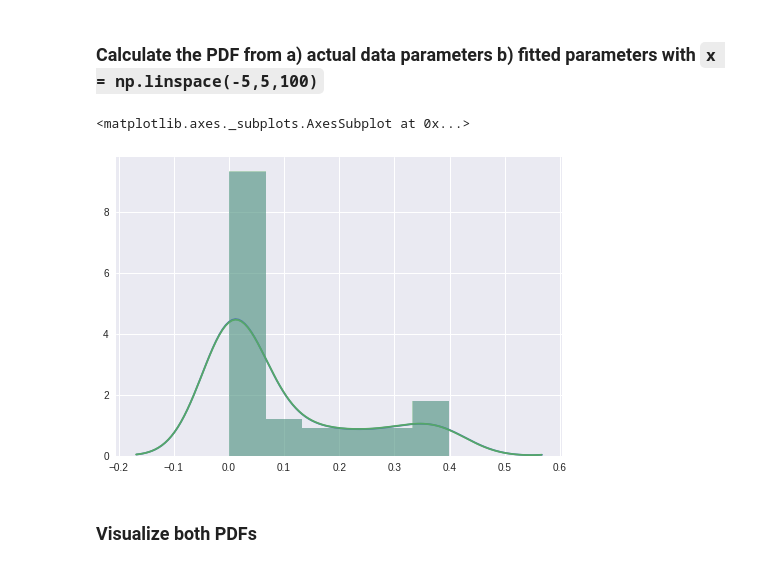
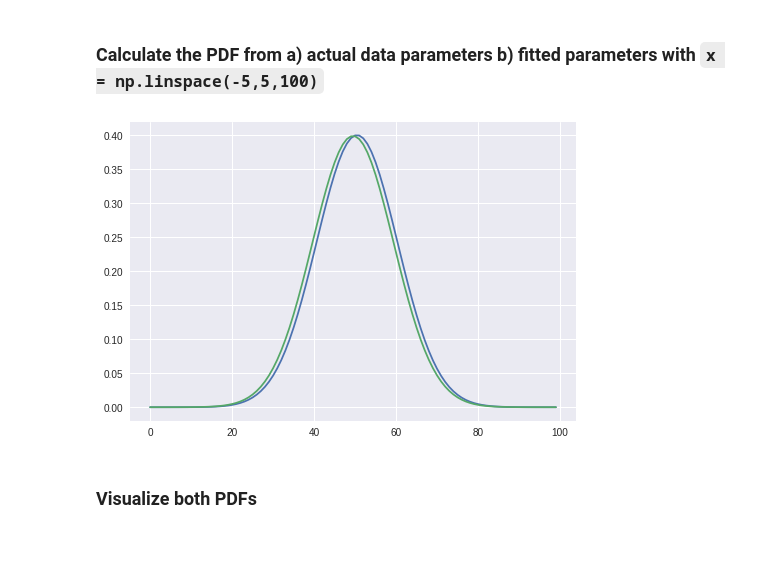
Before and after one commit to jnawjux/dsc-2-22-03-MLE-gaussian-lab-seattle-ds-career-040119, a Jupyter notebook: index.ipynb, the cells around one changed output. Drawn from its saved outputs; the diff is of its cells as text; code cells hidden in the pictures.

```diff
--- a/index.ipynb
+++ b/index.ipynb
@@ -51,10 +51,11 @@ fitted_pdf = norm.pdf(x,loc = param[0],scale = param[1])
 normal_pdf = norm.pdf(x)
 # %%
 plt.plot(fitted_pdf)
-plt.plot(nor)
+plt.plot(normal_pdf)
+plt.hist()
+plt.show;
 # %% [output]
-<matplotlib.axes._subplots.AxesSubplot at 0x...>
-[figure, old version]
+[figure, new version]
 # %% [markdown]
 ### Visualize both PDFs
 # %%
```
